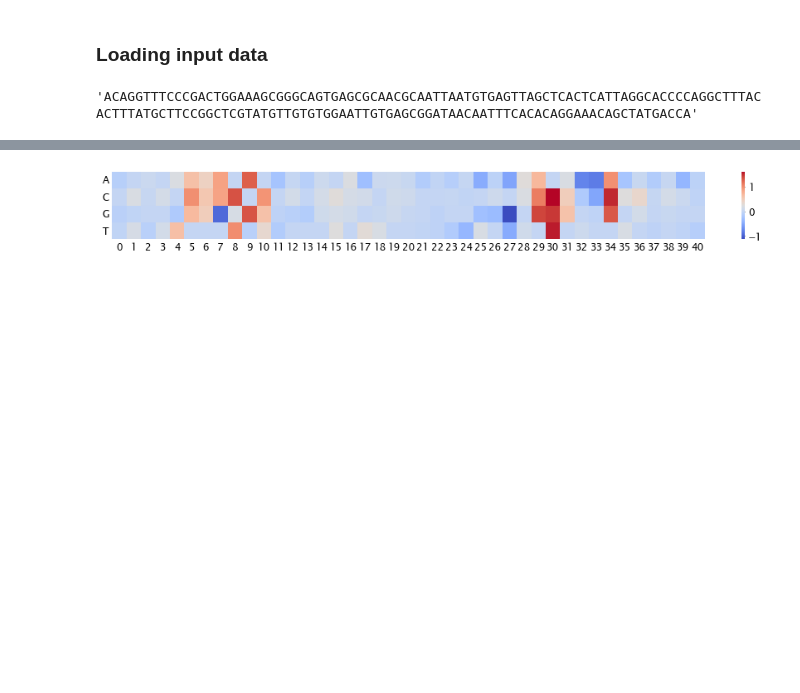
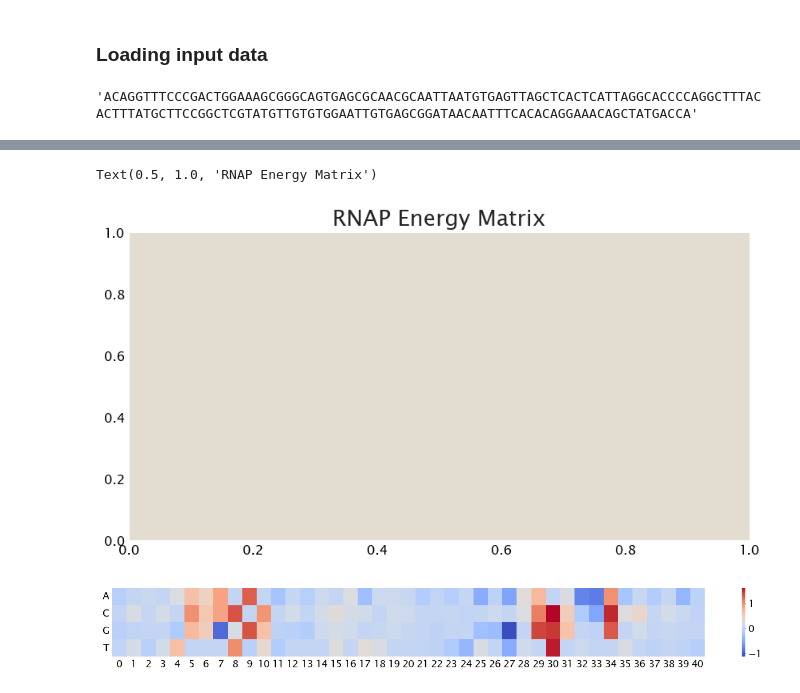
Before and after one commit to RPGroup-PBoC/theoretical_regseq, a Jupyter notebook: notebooks/pipeline/exploring_regulatory_architectures.ipynb, the cells around one changed output, grey strips where cells are left out. Drawn from its saved outputs; the diff is of its cells as text; code cells hidden in the pictures; blank space fills up the shorter version.

```diff
--- a/notebooks/pipeline/exploring_regulatory_architectures.ipynb
+++ b/notebooks/pipeline/exploring_regulatory_architectures.ipynb
@@ -34,3 +49,11 @@ rnap_emat = tregs.simulate.fix_wt(rnap_emat_raw, rnap_site)
+# %%
+plt.rcParams['font.family'] = 'Lucida Sans Unicode'
+# %%
+plt.figure(figsize=(10, 5))
+plt.title('RNAP Energy Matrix', font='Lucida Sans Unicode', fontsize=20)
+# %% [output]
+Text(0.5, 1.0, 'RNAP Energy Matrix')
+[figure, added]
 # %%
 fig, ax = plt.subplots(figsize=(16, 1.5))
 cmap = sns.color_palette("coolwarm", as_cmap=True)
```
Also changed, not shown: parts of 3 cells of this notebook, 5 other files.
